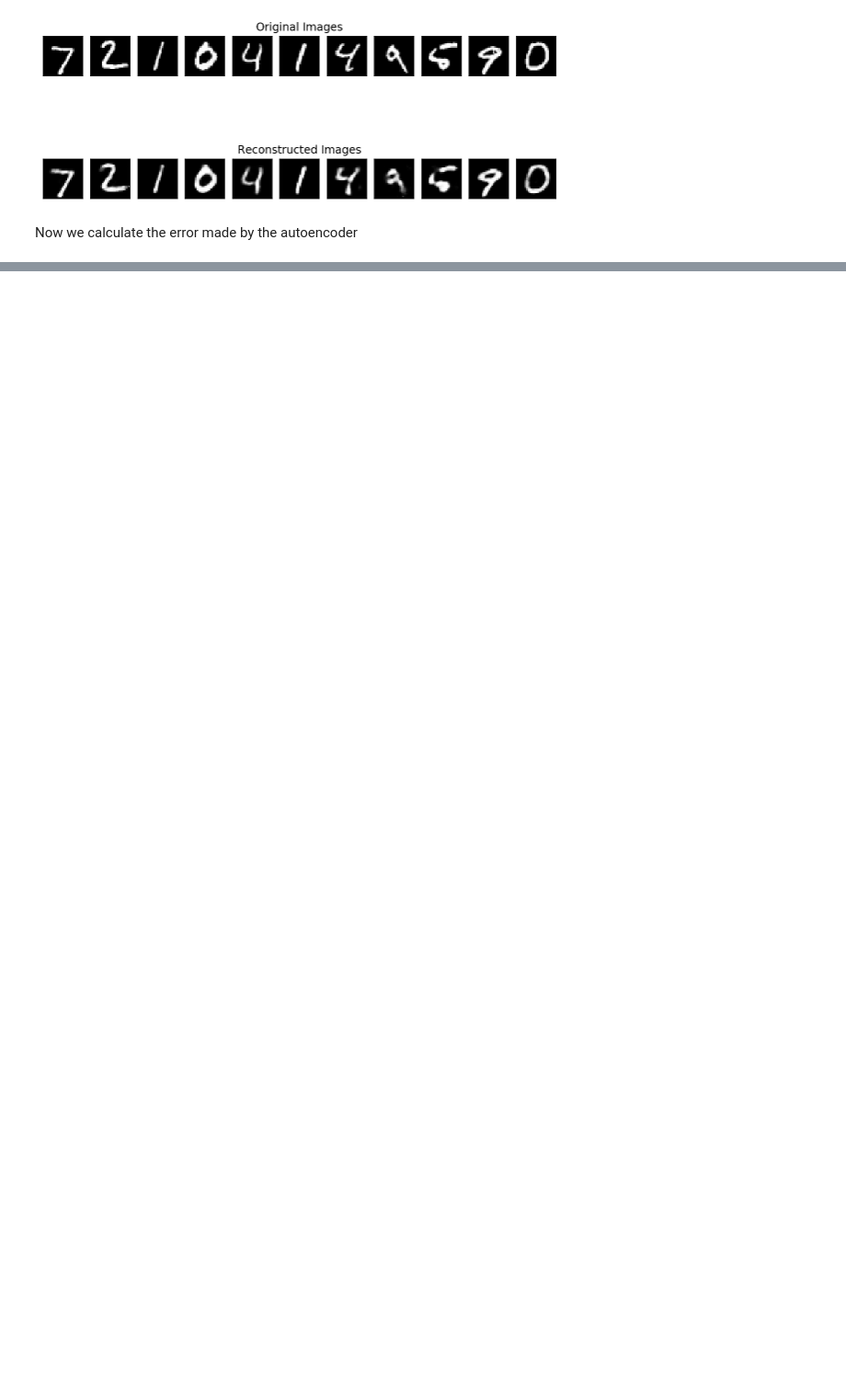
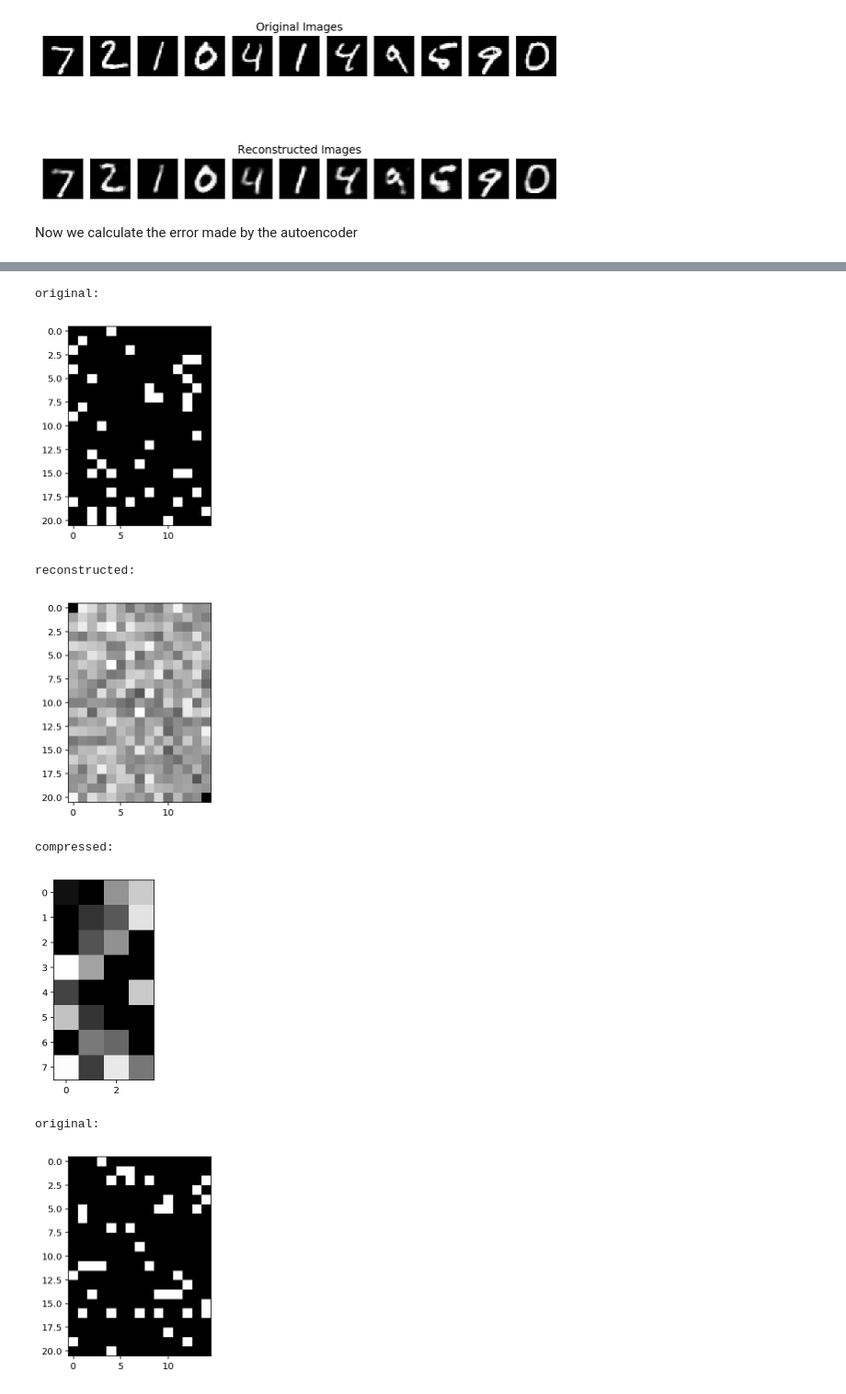
Before and after one commit to lilstipher/IntroToAI, a Jupyter notebook: P2/P2_Auto Encoder.ipynb, the cells around one changed output, grey strips where cells are left out. Shown at 92% size. Drawn from its saved outputs; the diff is of its cells as text; code cells hidden in the pictures; blank space fills up the shorter version.

```diff
--- a/P2/P2_Auto Encoder.ipynb
+++ b/P2/P2_Auto Encoder.ipynb
@@ -137,0 +182,10 @@ autoencoder.evaluate(x_test, x_test)
+# %%
+from keras.models import Sequential
+model = Sequential()
+model.add(Dense(128, activation='relu', input_shape=(315,)))
+model.add(Dense(32, activation='relu'))
+model.add(Dense(128, activation='relu'))
+model.add(Dense(315, activation='sigmoid'))
+
+model.compile(loss='binary_crossentropy', optimizer='adam')
+model.fit(x, x, epochs=3, validation_data=(x, x))
@@ -137,0 +201,30 @@ autoencoder.evaluate(x_test, x_test)
+# %%
+from keras import backend as K
+def test_restoration(model):
+    decoded_imgs = model.predict(x)
+    get_3rd_layer_output = K.function([model.layers[0].input], [model.layers[1].output])
+
+    for i in range(2):
+        print("original: ")
+        plt.imshow(x[i].reshape(21, 15))
+        plt.show()
+     #-------------------
+        print("reconstructed: ")
+        plt.imshow(decoded_imgs[i].reshape(21, 15))
+        plt.show()
+     #-------------------
+        print("compressed: ")
+        current_compressed = get_3rd_layer_output([x[i:i+1]])[0][0]
+        plt.imshow(current_compressed.reshape(8, 4))
+        plt.show()
+
+test_restoration(model)
+# %% [output]
+original:
+[figure, added]
+reconstructed:
+[figure, added]
+compressed:
+[figure, added]
+original:
+[figure, added]
```
Also changed, not shown: parts of 14 cells of this notebook, 3 other files.
